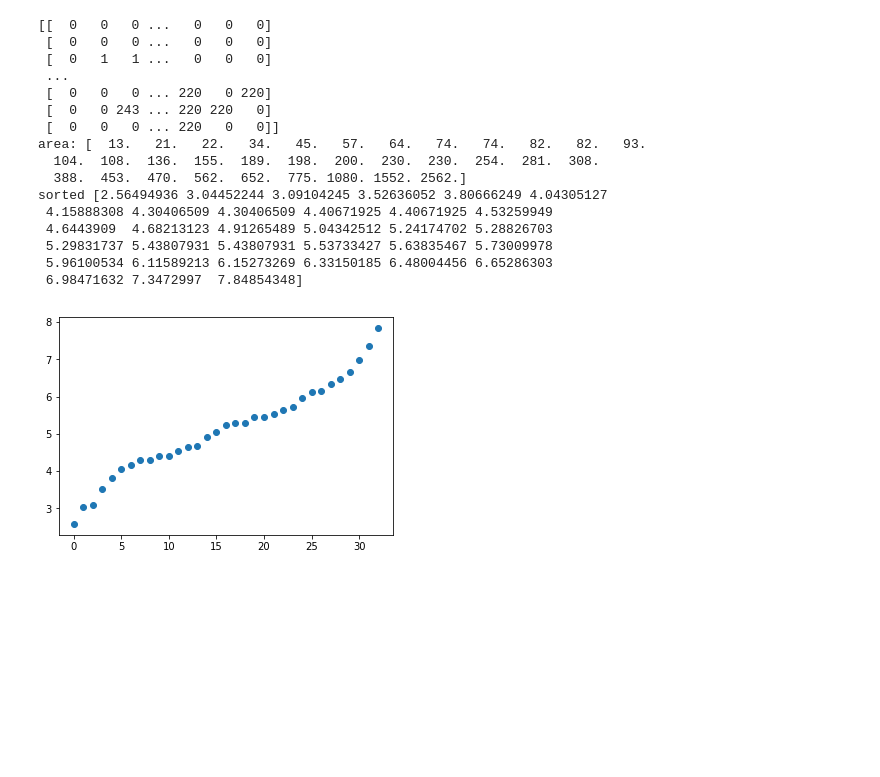
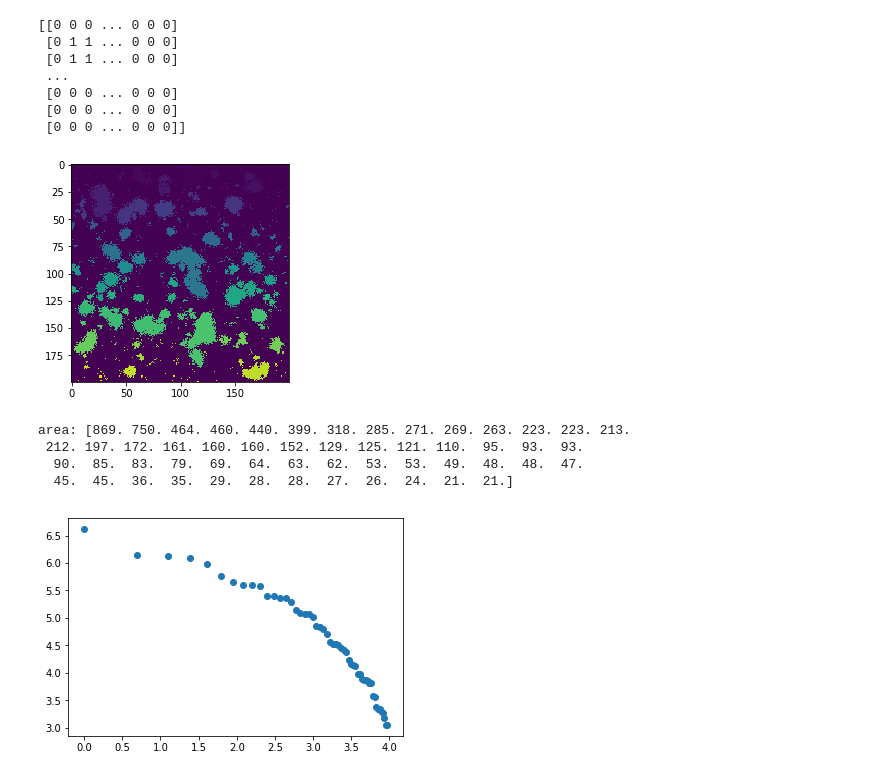
Before and after one commit to TessaRidderikhoff/UrbanGrowth, a Jupyter notebook: citysizedistribution.ipynb, the cells around one changed output. Drawn from its saved outputs; the diff is of its cells as text; code cells hidden in the pictures; blank space fills up the shorter version.

Commit message:
city size distribution: power law

```diff
--- a/citysizedistribution.ipynb
+++ b/citysizedistribution.ipynb
@@ -137,9 +138,10 @@ def simulate_growth(city, width, height, steps, Nh, a, mkd, n):
 
         citiesovertime.append(copy.deepcopy(city))
 
-        plt.matshow(city, vmin = 0, vmax = 3, cmap = 'Greys')
-        plt.colorbar()
-        plt.show()
+#         plt.matshow(city, vmin = 0, vmax = 3, cmap = 'Greys')
+#         plt.title("Step %i" %step)
+#         plt.colorbar()
+#         plt.show()
 
     return citiesovertime
 # %%
@@ -153,11 +155,11 @@ initialcity = np.zeros((width, height))
 
 steps = 25
 
-initialcity[10, 10] = 1
-initialcity[190, 190] = 1
-Nh = 0.02
-a = 1
-n = 2
+# initialcity[10, 10] = 1
+# initialcity[190, 190] = 1
+Nh = 0.01
+a = 1.5
+n = 4
 
 mkd = {0: {1: [[2,2,1.5,1.5,1,1,1,1,0.5,0.5,0.5,0.5,0.5,0.1,0.1,0.1,0.1,0.1,0,0,0,0,0,0,0,0],
                [-10,-10,-5,-3,-1,0,0,0,0,0,0,0,0,0,0,0,0,0,0,0,0,0,0,0,0,0],
@@ -187,6 +189,5 @@ mkd = {0: {1: [[2,2,1.5,1.5,1,1,1,1,0.5,0.5,0.5,0.5,0.5,0.1,0.1,0.1,0.1,0.1,0,0,
                [-2,-2,-2,0,0,0,0,0,0,0,0,0,0,0,0,0,0,0,0,0,0,0,0,0,0,0],
                [25,25,25,-2,-2,-2,-2,-2,-2,-2,-2,-2,-2,-2,-2,-2,-2,-2,0,0,0,0,0,0,0,0]]}}
 
-n = 3
 citiesovertime = simulate_growth(initialcity, width, height, steps, Nh, a, mkd, n)
 # %% [output]
@@ -205,43 +206,47 @@ citiesovertime = simulate_growth(initialcity, width, height, steps, Nh, a, mkd,
 ... (13 outputs left out)
 # %%
-from pylab import *
+# from pylab import *
 from scipy.ndimage import measurements
 
 s = [[1,1,1],
     [1,1,1],
     [1,1,1]]
 
-testM = citiesovertime[24]
+testM = copy.deepcopy(citiesovertime[(steps - 1)])
 testM[testM == 3] = 1
-testM[testM == 2] = 0
+testM[testM == 2] = 1
 lw, num = measurements.label(testM, structure = s)
 print(lw)
-area = measurements.sum(testM, lw, index=arange(lw.max() + 1))
-area = area[area>10]
-print("area:", sort(area))
-print("sorted", sort(log(area)))
 
-plt.scatter(range(0, len(area)), sort(log(area)))
+plt.imshow(lw)
 plt.show()
 
-# plt.matshow(testM, vmin = 0, vmax = 3, cmap = 'Greys')
-# plt.colorbar()
+area = measurements.sum(testM, lw, index=arange(lw.max() + 1))
+area = -np.sort(-area[area > 20])
+
+print("area:", area)
+
+plt.scatter(log(range(0, len(area))), log(area))
+
+# # plt.scatter(range(0, len(area)), sort(log(area)))
+# # plt.scatter(sort(log(area)), log(range(len(area), 0, -1)))
+# plt.scatter(range(len(area), 0, -1), sort(log(area)))
 # plt.show()
+
+# # plt.matshow(testM, vmin = 0, vmax = 3, cmap = 'Greys')
+# # plt.colorbar()
+plt.show()
 # %% [output]
-[[  0   0   0 ...   0   0   0]
- [  0   0   0 ...   0   0   0]
- [  0   1   1 ...   0   0   0]
+[[0 0 0 ... 0 0 0]
+ [0 1 1 ... 0 0 0]
+ [0 1 1 ... 0 0 0]
  ...
- [  0   0   0 ... 220   0 220]
- [  0   0 243 ... 220 220   0]
- [  0   0   0 ... 220   0   0]]
-area: [  13.   21.   22.   34.   45.   57.   64.   74.   74.   82.   82.   93.
-  104.  108.  136.  155.  189.  198.  200.  230.  230.  254.  281.  308.
-  388.  453.  470.  562.  652.  775. 1080. 1552. 2562.]
-sorted [2.56494936 3.04452244 3.09104245 3.52636052 3.80666249 4.04305127
- 4.15888308 4.30406509 4.30406509 4.40671925 4.40671925 4.53259949
- 4.6443909  4.68213123 4.91265489 5.04342512 5.24174702 5.28826703
- 5.29831737 5.43807931 5.43807931 5.53733427 5.63835467 5.73009978
- 5.96100534 6.11589213 6.15273269 6.33150185 6.48004456 6.65286303
- 6.98471632 7.3472997  7.84854348]
+ [0 0 0 ... 0 0 0]
+ [0 0 0 ... 0 0 0]
+ [0 0 0 ... 0 0 0]]
-[figure, old version]
+[figure, new version]
+area: [869. 750. 464. 460. 440. 399. 318. 285. 271. 269. 263. 223. 223. 213.
+ 212. 197. 172. 161. 160. 160. 152. 129. 125. 121. 110.  95.  93.  93.
+  90.  85.  83.  79.  69.  64.  63.  62.  53.  53.  49.  48.  48.  47.
+  45.  45.  36.  35.  29.  28.  28.  27.  26.  24.  21.  21.]
+[figure, added]
```
Also changed, not shown: parts of 4 cells of this notebook.
